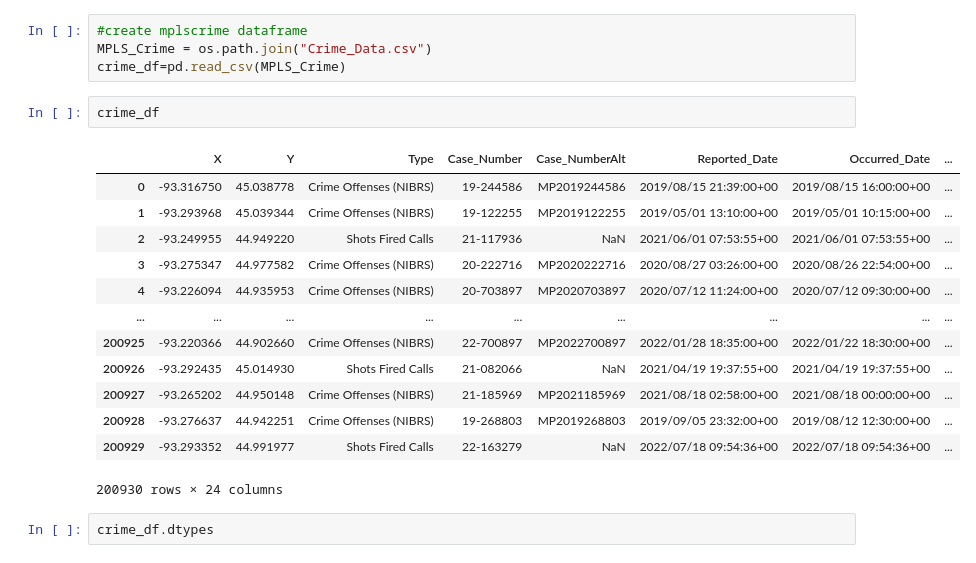
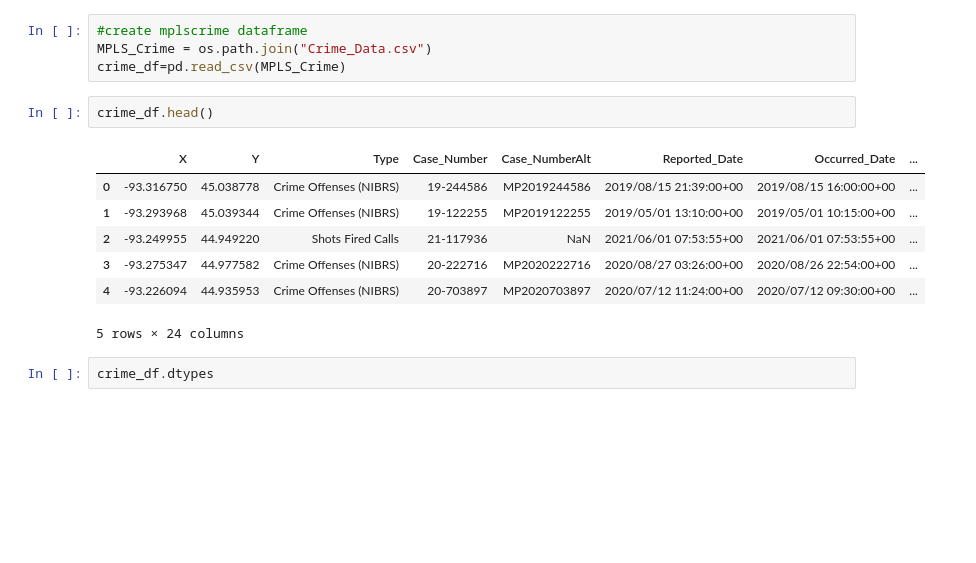
Before and after one commit to chrisolwell/MPLSCrime, a Jupyter notebook: mplsCrime.ipynb, the cells around one changed output. Cells and saved outputs as stored; diff of their text form; blank space fills up the shorter version.

```diff
--- a/mplsCrime.ipynb
+++ b/mplsCrime.ipynb
@@ -14,21 +14,15 @@ import mplcyberpunk
 MPLS_Crime = os.path.join("Crime_Data.csv")
 crime_df=pd.read_csv(MPLS_Crime)
 # %%
-crime_df
+crime_df.head()
 # %% [output]
 |  | X | Y | Type | Case_Number | Case_NumberAlt | Reported_Date | Occurred_Date | ... |
 | 0 | -93.316750 | 45.038778 | Crime Offenses (NIBRS) | 19-244586 | MP2019244586 | 2019/08/15 21:39:00+00 | 2019/08/15 16:00:00+00 | ... |
 | 1 | -93.293968 | 45.039344 | Crime Offenses (NIBRS) | 19-122255 | MP2019122255 | 2019/05/01 13:10:00+00 | 2019/05/01 10:15:00+00 | ... |
 | 2 | -93.249955 | 44.949220 | Shots Fired Calls | 21-117936 | NaN | 2021/06/01 07:53:55+00 | 2021/06/01 07:53:55+00 | ... |
 | 3 | -93.275347 | 44.977582 | Crime Offenses (NIBRS) | 20-222716 | MP2020222716 | 2020/08/27 03:26:00+00 | 2020/08/26 22:54:00+00 | ... |
 | 4 | -93.226094 | 44.935953 | Crime Offenses (NIBRS) | 20-703897 | MP2020703897 | 2020/07/12 11:24:00+00 | 2020/07/12 09:30:00+00 | ... |
-| ... | ... | ... | ... | ... | ... | ... | ... | ... |
-| 200925 | -93.220366 | 44.902660 | Crime Offenses (NIBRS) | 22-700897 | MP2022700897 | 2022/01/28 18:35:00+00 | 2022/01/22 18:30:00+00 | ... |
-| 200926 | -93.292435 | 45.014930 | Shots Fired Calls | 21-082066 | NaN | 2021/04/19 19:37:55+00 | 2021/04/19 19:37:55+00 | ... |
-| 200927 | -93.265202 | 44.950148 | Crime Offenses (NIBRS) | 21-185969 | MP2021185969 | 2021/08/18 02:58:00+00 | 2021/08/18 00:00:00+00 | ... |
-| 200928 | -93.276637 | 44.942251 | Crime Offenses (NIBRS) | 19-268803 | MP2019268803 | 2019/09/05 23:32:00+00 | 2019/08/12 12:30:00+00 | ... |
-| 200929 | -93.293352 | 44.991977 | Shots Fired Calls | 22-163279 | NaN | 2022/07/18 09:54:36+00 | 2022/07/18 09:54:36+00 | ... |
-200930 rows × 24 columns
+5 rows × 24 columns
 # %%
 crime_df.dtypes
 # %% [output]
```
Also changed, not shown: parts of 8 cells of this notebook, 1 other file.
